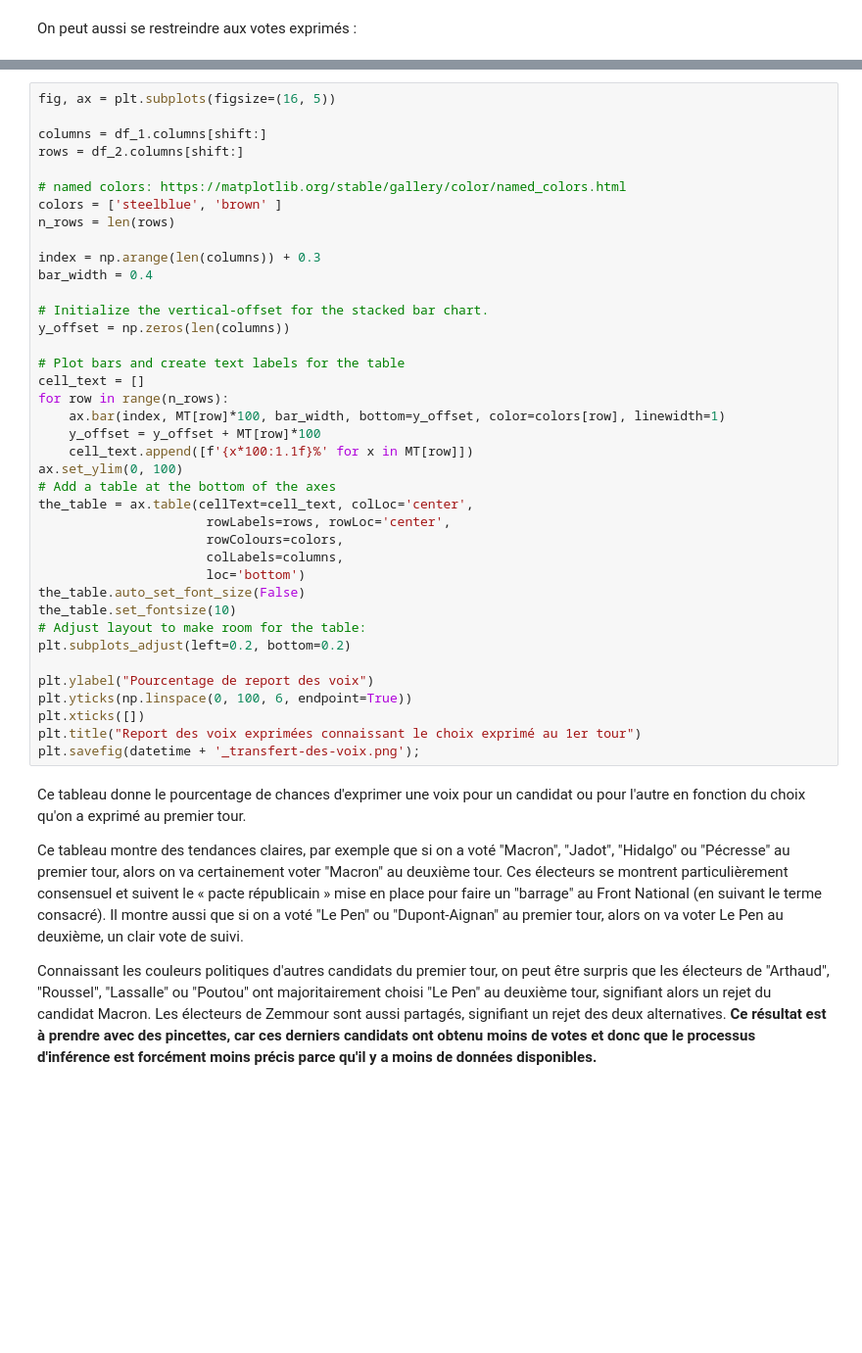
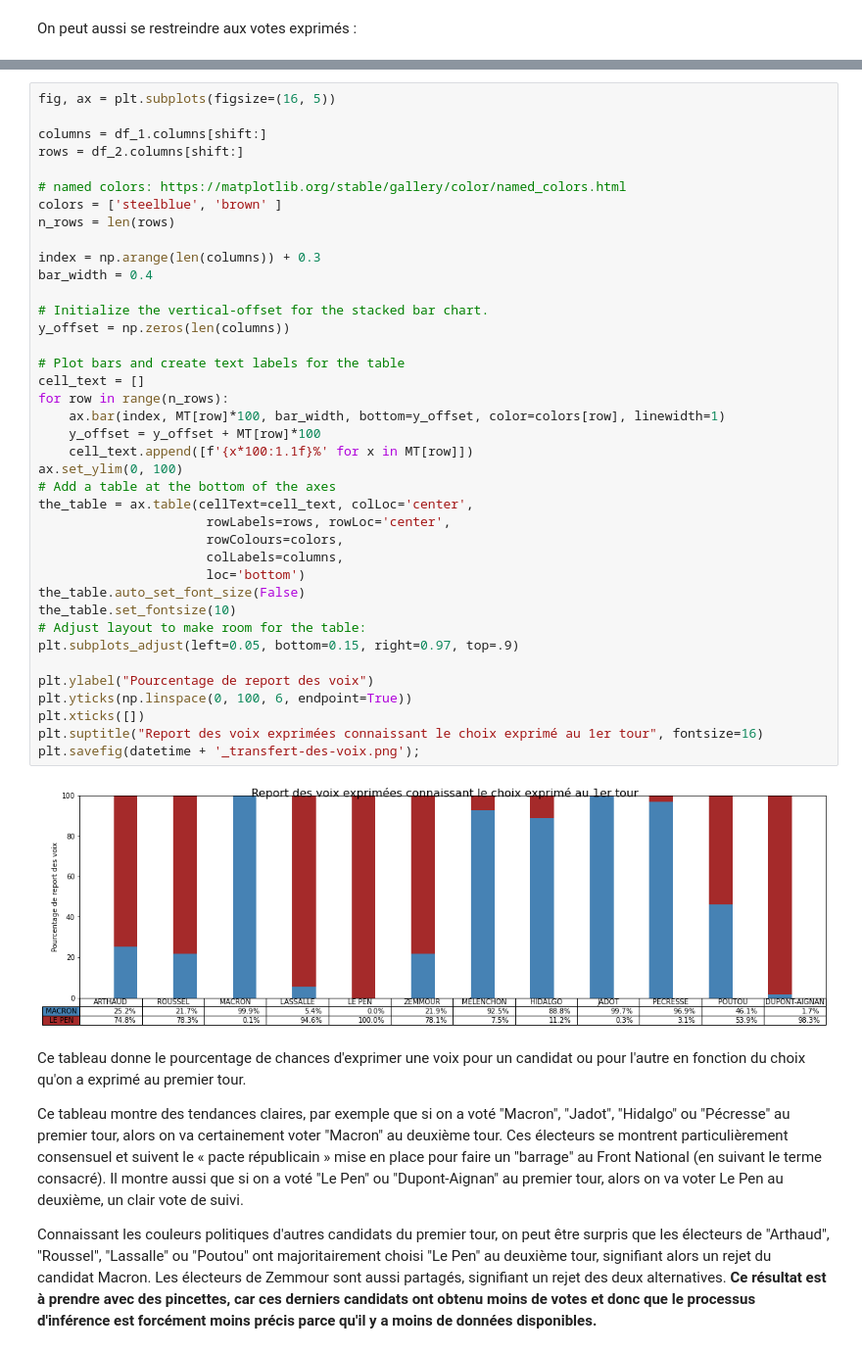
Before and after one commit to laurentperrinet/2022-05-04_transfert-des-voix, a Jupyter notebook: 2022-06-08_transfert-des-voix.ipynb, the cells around one changed output, grey strips where cells are left out. Shown at 98% size. Cells and saved outputs as stored; diff of their text form; blank space fills up the shorter version.

```diff
--- a/2022-06-08_transfert-des-voix.ipynb
+++ b/2022-06-08_transfert-des-voix.ipynb
@@ -1056,35 +1131,37 @@ rows = df_2.columns[shift:]
 colors = ['steelblue', 'brown' ]
 n_rows = len(rows)
 
 index = np.arange(len(columns)) + 0.3
 bar_width = 0.4
 
 # Initialize the vertical-offset for the stacked bar chart.
 y_offset = np.zeros(len(columns))
 
 # Plot bars and create text labels for the table
 cell_text = []
 for row in range(n_rows):
     ax.bar(index, MT[row]*100, bar_width, bottom=y_offset, color=colors[row], linewidth=1)
     y_offset = y_offset + MT[row]*100
     cell_text.append([f'{x*100:1.1f}%' for x in MT[row]])
 ax.set_ylim(0, 100)
 # Add a table at the bottom of the axes
 the_table = ax.table(cellText=cell_text, colLoc='center',
                       rowLabels=rows, rowLoc='center',
                       rowColours=colors,
                       colLabels=columns,
                       loc='bottom')
 the_table.auto_set_font_size(False)
 the_table.set_fontsize(10)
 # Adjust layout to make room for the table:
-plt.subplots_adjust(left=0.2, bottom=0.2)
+plt.subplots_adjust(left=0.05, bottom=0.15, right=0.97, top=.9)
 
 plt.ylabel("Pourcentage de report des voix")
 plt.yticks(np.linspace(0, 100, 6, endpoint=True))
 plt.xticks([])
-plt.title("Report des voix exprimées connaissant le choix exprimé au 1er tour")
+plt.suptitle("Report des voix exprimées connaissant le choix exprimé au 1er tour", fontsize=16)
 plt.savefig(datetime + '_transfert-des-voix.png');
+# %% [output]
+[figure, added]
 # %% [markdown]
 Ce tableau donne le pourcentage de chances d'exprimer une voix pour un candidat ou pour l'autre en fonction du choix qu'on a exprimé au premier tour.
 
```
Also changed, not shown: parts of 23 cells of this notebook, 5 other files.
